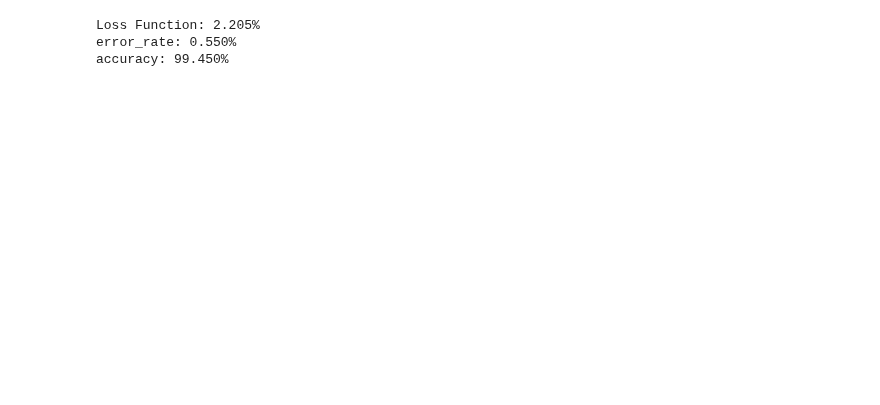
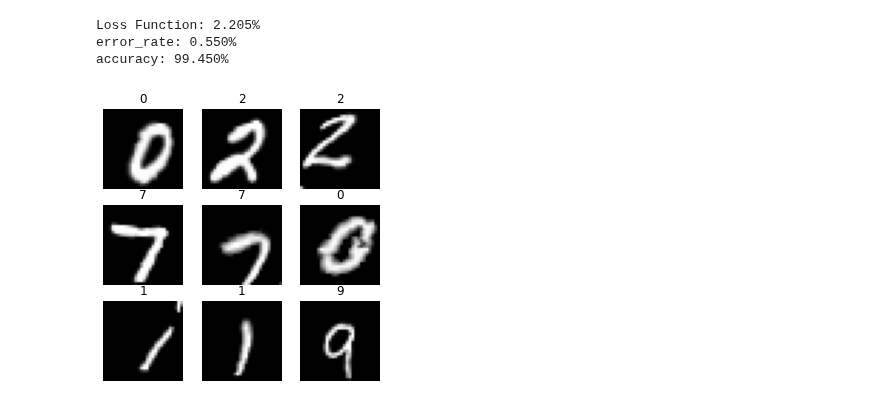
Before and after one commit to Aravinda89/fastai_bootcamp, a Jupyter notebook: Gayan_DL201_Pract_1.ipynb, the cells around one changed output. Saved outputs shown, nothing was run; the diff lists cells and outputs as text; code cells hidden in the pictures; blank space fills up the shorter version.

```diff
--- a/Gayan_DL201_Pract_1.ipynb
+++ b/Gayan_DL201_Pract_1.ipynb
@@ -390,0 +391,12 @@ accuracy: 99.450%
+# %%
+mnist = DataBlock(blocks=(ImageBlock, CategoryBlock),
+                  get_items=get_image_files,
+                  splitter=RandomSplitter(valid_pct=0.2),
+                  get_y=parent_label,
+                  batch_tfms=aug_transforms(do_flip=False, mult=2))
+
+dls = mnist.dataloaders(path/'training')
+# %%
+dls.show_batch(max_n=9, figsize=(5, 5))
+# %% [output]
+[figure, added]
```
Also changed, not shown: parts of 23 cells of this notebook.
